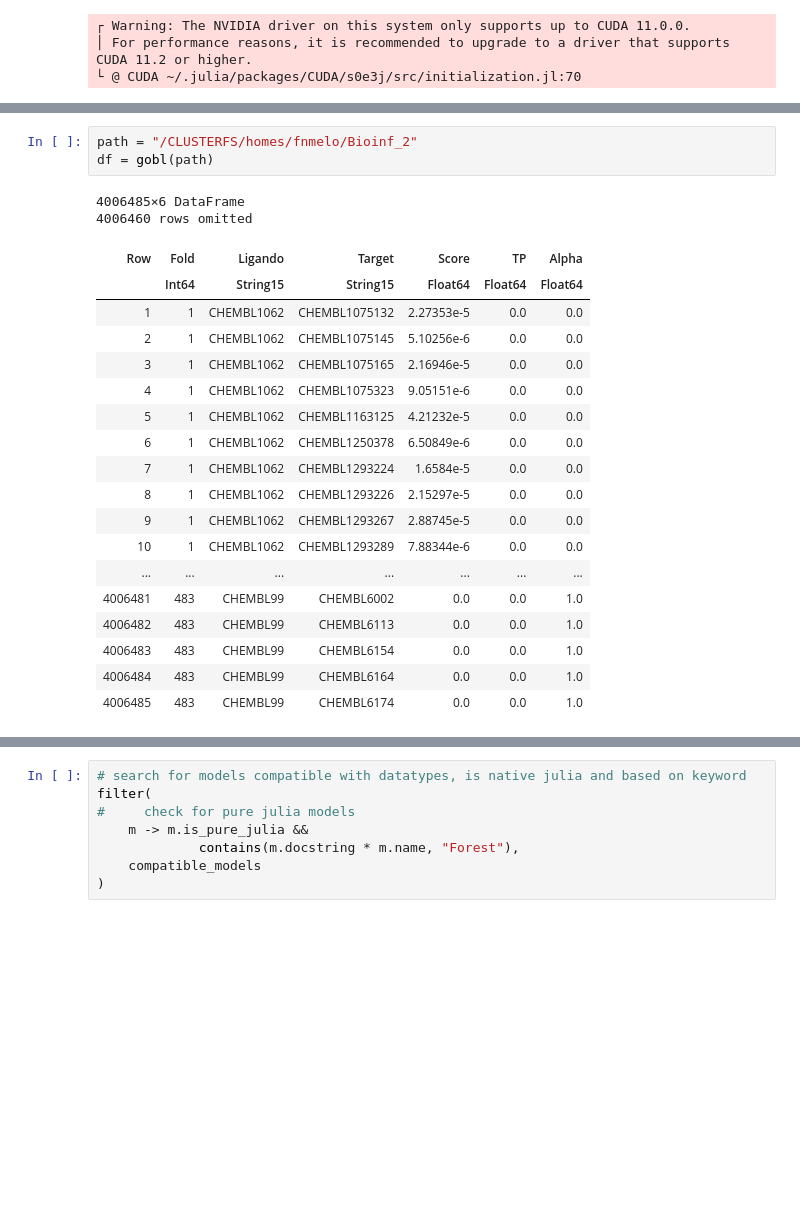
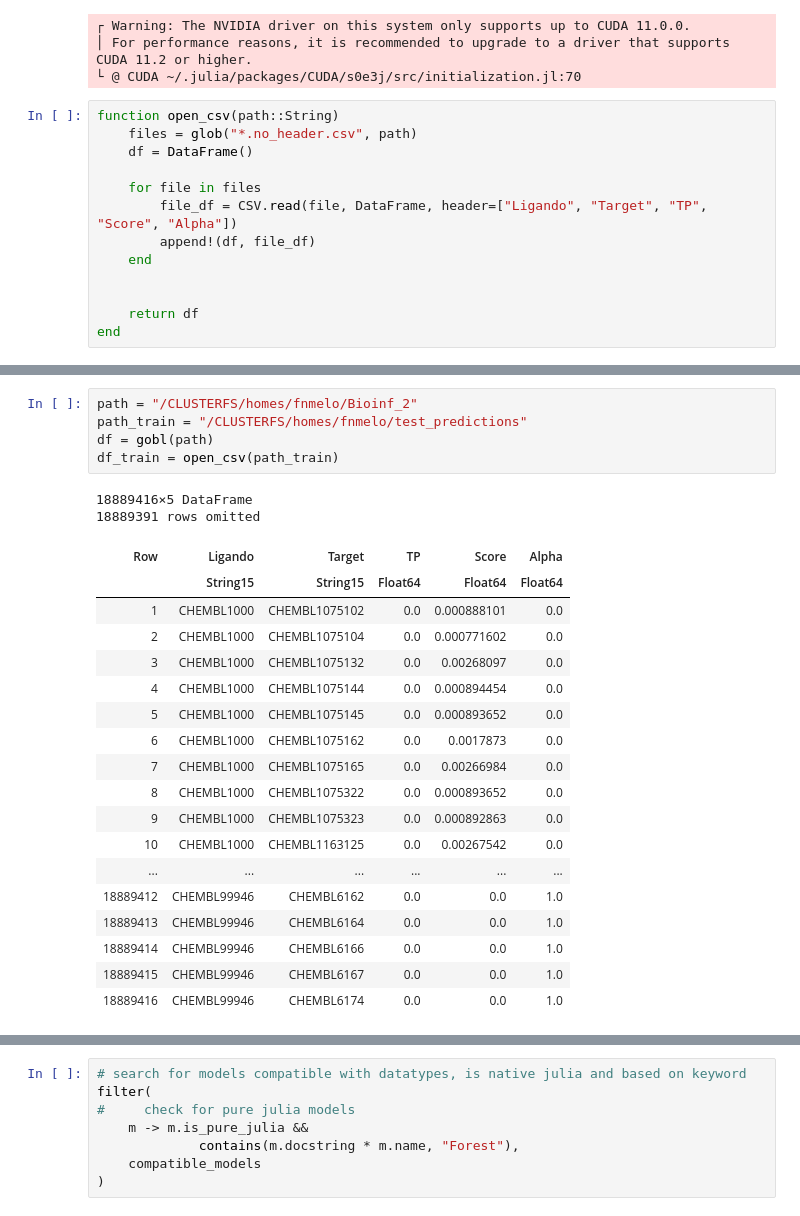
Before and after one commit to fnmelo/Bioinf_2, a Jupyter notebook: simspread_timesplit_predictions_optimization.ipynb, the cells around one changed output, grey strips where cells are left out. Cells and saved outputs as stored; diff of their text form; blank space fills up the shorter version.

```diff
--- a/simspread_timesplit_predictions_optimization.ipynb
+++ b/simspread_timesplit_predictions_optimization.ipynb
@@ -21,3 +21,16 @@ using ProgressMeter
 ┌ Warning: The NVIDIA driver on this system only supports up to CUDA 11.0.0.
 │ For performance reasons, it is recommended to upgrade to a driver that supports CUDA 11.2 or higher.
 └ @ CUDA ~/.julia/packages/CUDA/s0e3j/src/initialization.jl:70
+# %%
+function open_csv(path::String)
+    files = glob("*.no_header.csv", path)
+    df = DataFrame()
+
+    for file in files
+        file_df = CSV.read(file, DataFrame, header=["Ligando", "Target", "TP", "Score", "Alpha"])
+        append!(df, file_df)
+    end
+
+
+    return df
+end
@@ -369,24 +484,26 @@ allmetrics (generic function with 3 methods)
 # %%
 path = "/CLUSTERFS/homes/fnmelo/Bioinf_2"
+path_train = "/CLUSTERFS/homes/fnmelo/test_predictions"
 df = gobl(path)
+df_train = open_csv(path_train)
 # %% [output]
-4006485×6 DataFrame
-4006460 rows omitted
+18889416×5 DataFrame
+18889391 rows omitted
-| Row | Fold | Ligando | Target | Score | TP | Alpha |
-|  | Int64 | String15 | String15 | Float64 | Float64 | Float64 |
-| 1 | 1 | CHEMBL1062 | CHEMBL1075132 | 2.27353e-5 | 0.0 | 0.0 |
-| 2 | 1 | CHEMBL1062 | CHEMBL1075145 | 5.10256e-6 | 0.0 | 0.0 |
-| 3 | 1 | CHEMBL1062 | CHEMBL1075165 | 2.16946e-5 | 0.0 | 0.0 |
-| 4 | 1 | CHEMBL1062 | CHEMBL1075323 | 9.05151e-6 | 0.0 | 0.0 |
-| 5 | 1 | CHEMBL1062 | CHEMBL1163125 | 4.21232e-5 | 0.0 | 0.0 |
-| 6 | 1 | CHEMBL1062 | CHEMBL1250378 | 6.50849e-6 | 0.0 | 0.0 |
-| 7 | 1 | CHEMBL1062 | CHEMBL1293224 | 1.6584e-5 | 0.0 | 0.0 |
-| 8 | 1 | CHEMBL1062 | CHEMBL1293226 | 2.15297e-5 | 0.0 | 0.0 |
-| 9 | 1 | CHEMBL1062 | CHEMBL1293267 | 2.88745e-5 | 0.0 | 0.0 |
-| 10 | 1 | CHEMBL1062 | CHEMBL1293289 | 7.88344e-6 | 0.0 | 0.0 |
-| ... | ... | ... | ... | ... | ... | ... |
-| 4006481 | 483 | CHEMBL99 | CHEMBL6002 | 0.0 | 0.0 | 1.0 |
-| 4006482 | 483 | CHEMBL99 | CHEMBL6113 | 0.0 | 0.0 | 1.0 |
-| 4006483 | 483 | CHEMBL99 | CHEMBL6154 | 0.0 | 0.0 | 1.0 |
-| 4006484 | 483 | CHEMBL99 | CHEMBL6164 | 0.0 | 0.0 | 1.0 |
-| 4006485 | 483 | CHEMBL99 | CHEMBL6174 | 0.0 | 0.0 | 1.0 |
+| Row | Ligando | Target | TP | Score | Alpha |
+|  | String15 | String15 | Float64 | Float64 | Float64 |
+| 1 | CHEMBL1000 | CHEMBL1075102 | 0.0 | 0.000888101 | 0.0 |
+| 2 | CHEMBL1000 | CHEMBL1075104 | 0.0 | 0.000771602 | 0.0 |
+| 3 | CHEMBL1000 | CHEMBL1075132 | 0.0 | 0.00268097 | 0.0 |
+| 4 | CHEMBL1000 | CHEMBL1075144 | 0.0 | 0.000894454 | 0.0 |
+| 5 | CHEMBL1000 | CHEMBL1075145 | 0.0 | 0.000893652 | 0.0 |
+| 6 | CHEMBL1000 | CHEMBL1075162 | 0.0 | 0.0017873 | 0.0 |
+| 7 | CHEMBL1000 | CHEMBL1075165 | 0.0 | 0.00266984 | 0.0 |
+| 8 | CHEMBL1000 | CHEMBL1075322 | 0.0 | 0.000893652 | 0.0 |
+| 9 | CHEMBL1000 | CHEMBL1075323 | 0.0 | 0.000892863 | 0.0 |
+| 10 | CHEMBL1000 | CHEMBL1163125 | 0.0 | 0.00267542 | 0.0 |
+| ... | ... | ... | ... | ... | ... |
+| 18889412 | CHEMBL99946 | CHEMBL6162 | 0.0 | 0.0 | 1.0 |
+| 18889413 | CHEMBL99946 | CHEMBL6164 | 0.0 | 0.0 | 1.0 |
+| 18889414 | CHEMBL99946 | CHEMBL6166 | 0.0 | 0.0 | 1.0 |
+| 18889415 | CHEMBL99946 | CHEMBL6167 | 0.0 | 0.0 | 1.0 |
+| 18889416 | CHEMBL99946 | CHEMBL6174 | 0.0 | 0.0 | 1.0 |
```
Also changed, not shown: parts of 20 cells of this notebook.
